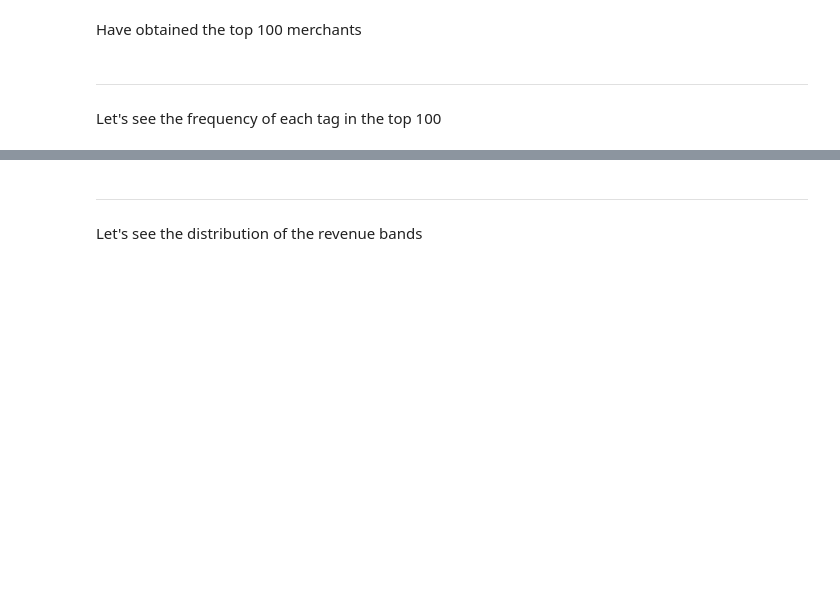
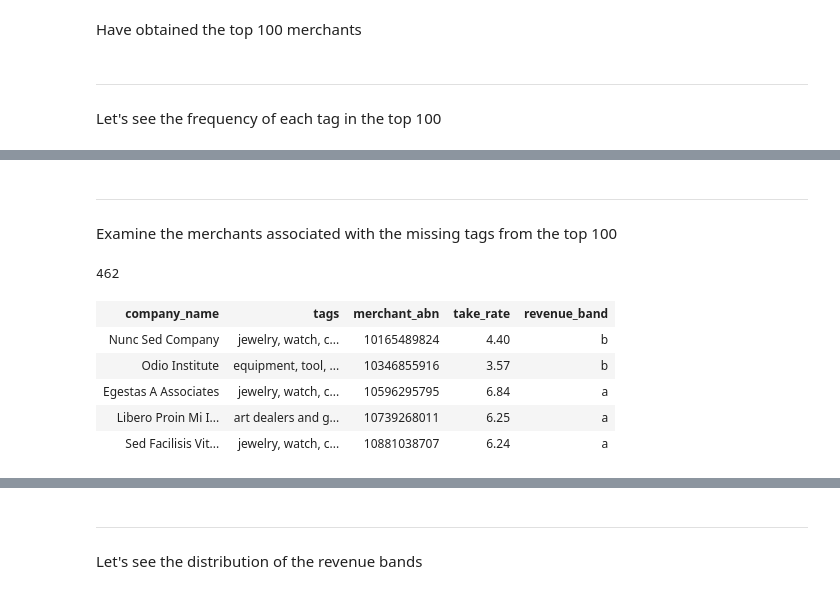
Before and after one commit to MAST30034-Applied-Data-Science/generic-buy-now-pay-later-project-group-35, a Jupyter notebook: notebooks/5-ranking_system.ipynb, the cells around one changed output, grey strips where cells are left out. Cells and saved outputs as stored; diff of their text form; code cells hidden in the pictures; blank space fills up the shorter version.

```diff
--- a/notebooks/5-ranking_system.ipynb
+++ b/notebooks/5-ranking_system.ipynb
@@ -570,0 +564,23 @@ Text(0.5, 0, 'Frequency')
+# %% [markdown]
+***
+# %% [markdown]
+Examine the merchants associated with the missing tags from the top 100
+# %%
+missing_merch_sdf = merchants_sdf \
+    .filter(
+        (col("tags") == "art dealers and galleries") |
+        (col("tags") == "equipment, tool, furniture, and appliance rent al and leasing") |
+        (col("tags") == "jewelry, watch, clock, and silverware shops") |
+        (col("tags") == "telecom")
+    )
+
+print(missing_merch_sdf.count())
+missing_merch_sdf.limit(5)
+# %% [output]
+462
+| company_name | tags | merchant_abn | take_rate | revenue_band |
+| Nunc Sed Company | jewelry, watch, c... | 10165489824 | 4.40 | b |
+| Odio Institute | equipment, tool, ... | 10346855916 | 3.57 | b |
+| Egestas A Associates | jewelry, watch, c... | 10596295795 | 6.84 | a |
+| Libero Proin Mi I... | art dealers and g... | 10739268011 | 6.25 | a |
+| Sed Facilisis Vit... | jewelry, watch, c... | 10881038707 | 6.24 | a |
```
Also changed, not shown: parts of 19 cells of this notebook, 2 other files.
